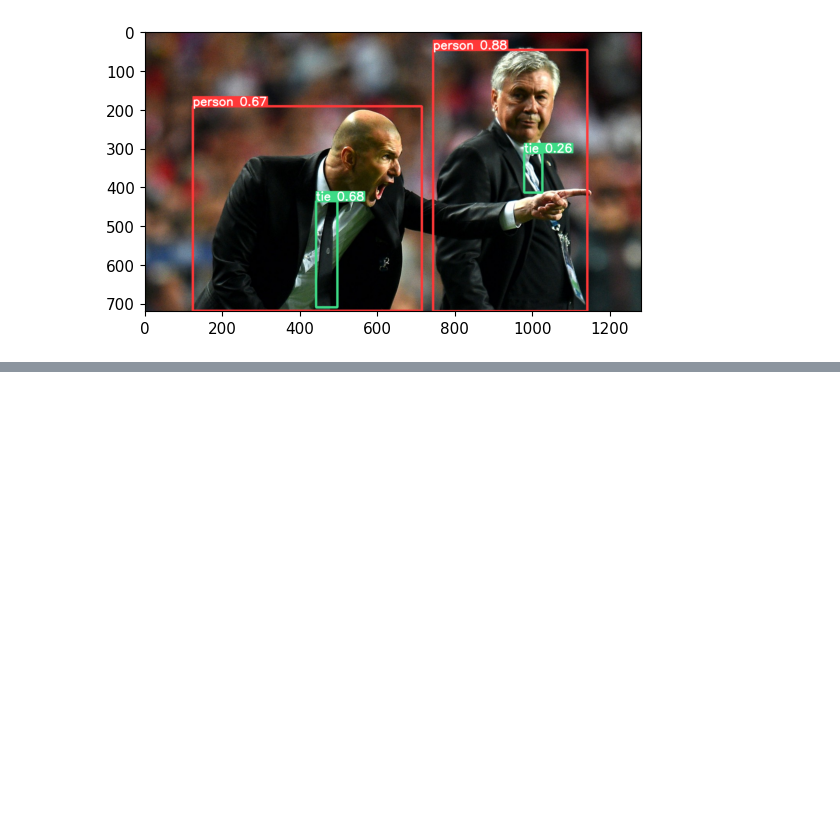
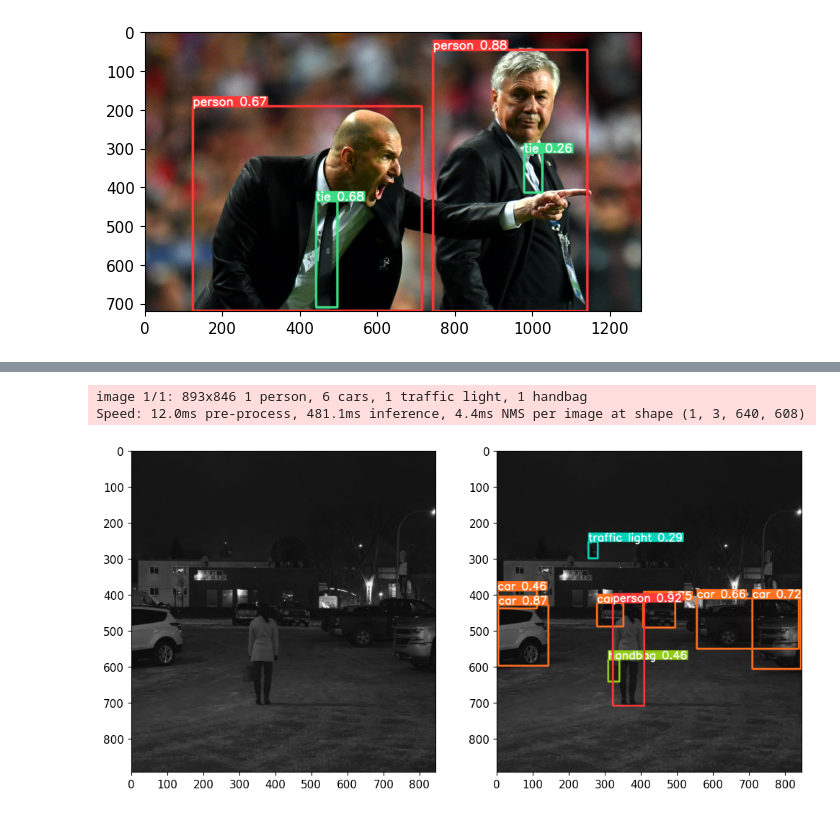
Before and after one commit to aashwinmishra/YOLOExperiments, a Jupyter notebook: YOLOv5_FineTuning.ipynb, the cells around one changed output, grey strips where cells are left out. Cells and saved outputs as stored; diff of their text form; code cells hidden in the pictures; blank space fills up the shorter version.

```diff
--- a/YOLOv5_FineTuning.ipynb
+++ b/YOLOv5_FineTuning.ipynb
@@ -53,0 +85,7 @@ plt.show()
+# %%
+image2 = plt.imread('images/parking_lot2.jpeg')
+compare_detections(image2, model)
+# %% [output]
+image 1/1: 893x846 1 person, 6 cars, 1 traffic light, 1 handbag
+Speed: 12.0ms pre-process, 481.1ms inference, 4.4ms NMS per image at shape (1, 3, 640, 608)
+[figure, added]
```
Also changed, not shown: parts of 11 cells of this notebook.
